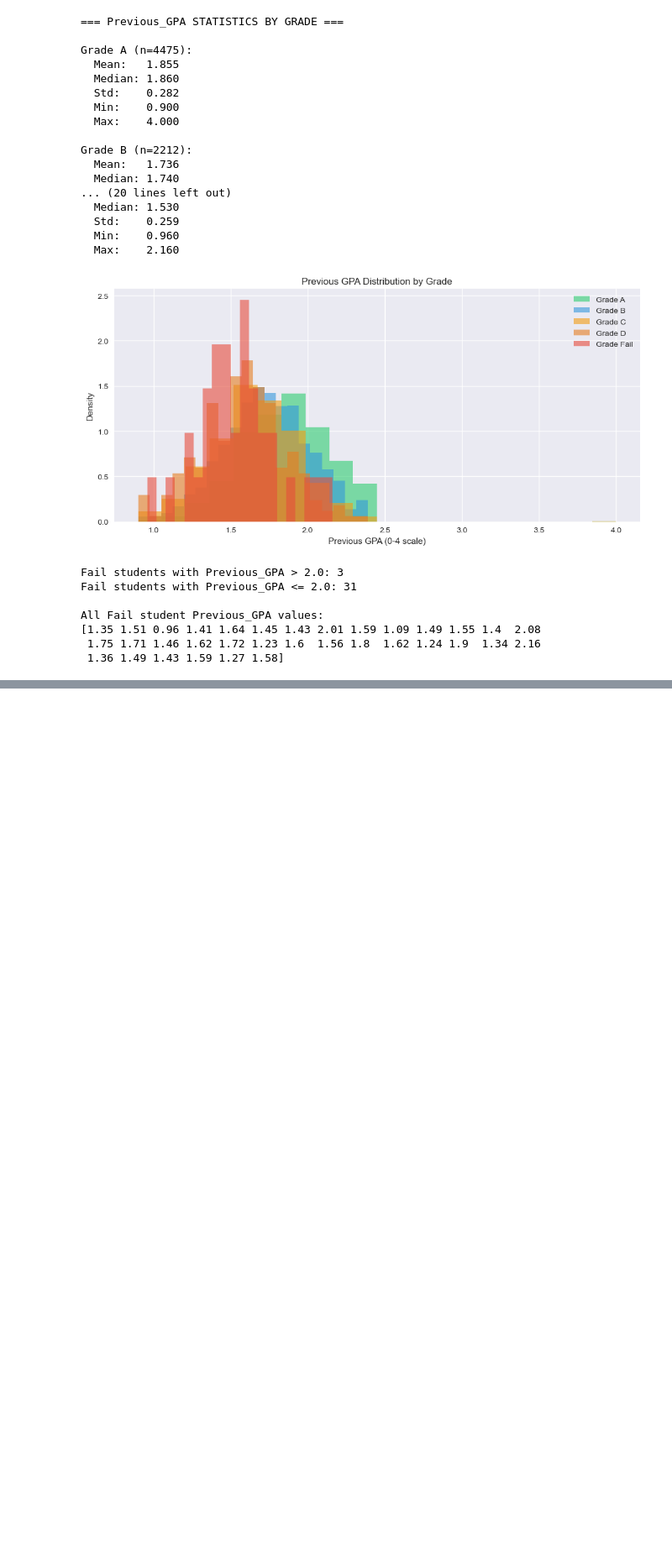
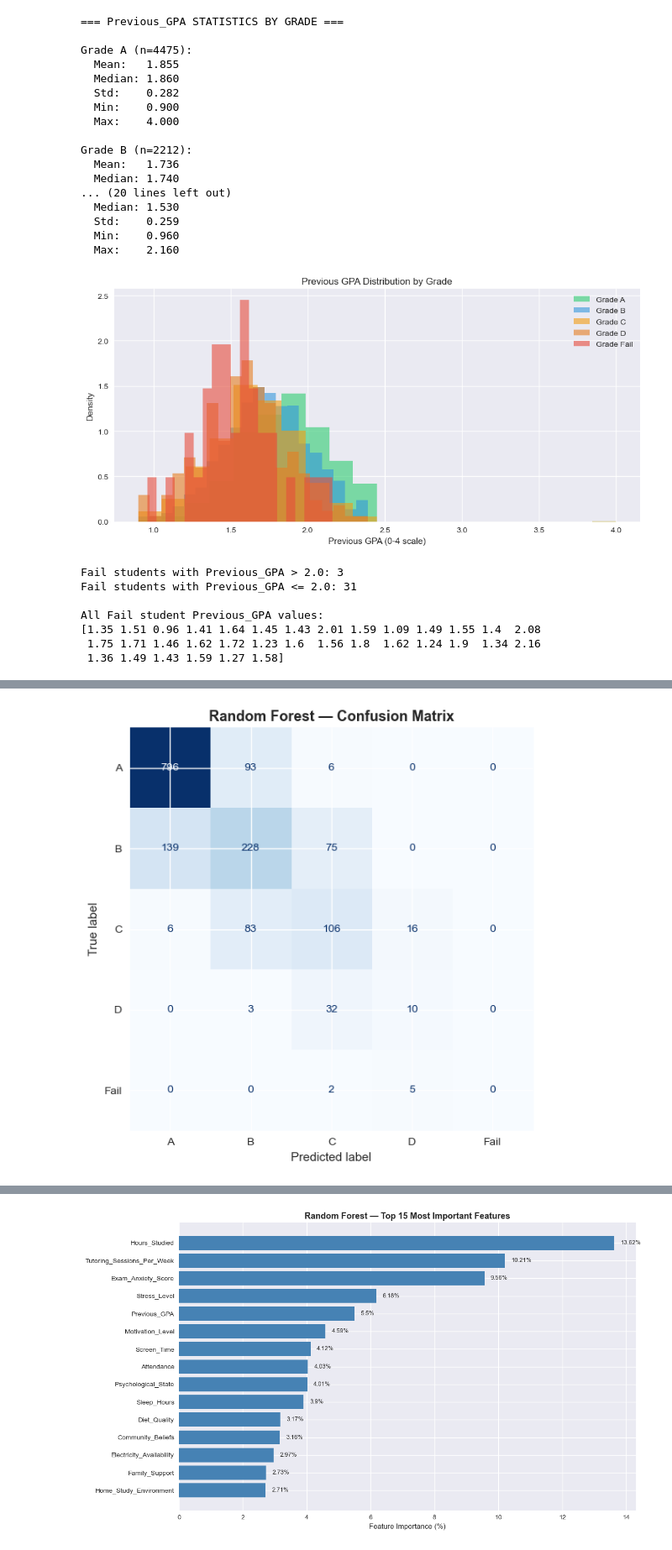
Before and after one commit to AVEZEKIELHOSANA/student_performance, a Jupyter notebook: notebooks/analysis.ipynb, the cells around one changed output, grey strips where cells are left out. Shown at 84% size. Drawn from its saved outputs; the diff is of its cells as text; code cells hidden in the pictures; blank space fills up the shorter version.

```diff
--- a/notebooks/analysis.ipynb
+++ b/notebooks/analysis.ipynb
@@ -1248,0 +1395,73 @@ All Fail student Previous_GPA values:
+# %%
+# ============================================================
+# MODEL 3: RANDOM FOREST
+# ============================================================
+from sklearn.ensemble import RandomForestClassifier
+import time
+
+# Step 1: Define
+rf_model = RandomForestClassifier(
+    n_estimators=100,    # number of trees in the forest
+    criterion='gini',    # measure of impurity for splitting
+    random_state=42,
+    n_jobs=-1            # use all CPU cores to speed up training
+)
+
+# Step 2: Train
+print("Training Random Forest (100 trees)...")
+print("This may take 1-3 minutes on your laptop...")
+start = time.time()
+rf_model.fit(X_train_balanced, y_train_balanced)
+duration = round(time.time() - start, 2)
+print(f"✅ Training complete in {duration} seconds!")
+
+# Step 3: Predict
+y_pred_rf = rf_model.predict(X_test_scaled)
+print(f"✅ Predictions made on {len(y_pred_rf)} test students")
+
+# Step 4: Evaluate
+accuracy_rf = accuracy_score(y_test, y_pred_rf)
+
+print(f"\n=== RANDOM FOREST RESULTS ===")
+print(f"Accuracy: {round(accuracy_rf * 100, 2)}%")
+print(f"\nClassification Report:")
+print(classification_report(y_test, y_pred_rf, target_names=grade_classes))
+
+# Step 5: Confusion Matrix
+cm_rf = confusion_matrix(y_test, y_pred_rf)
+disp = ConfusionMatrixDisplay(confusion_matrix=cm_rf, display_labels=grade_classes)
+fig, ax = plt.subplots(figsize=(8, 6))
+disp.plot(ax=ax, colorbar=False, cmap='Blues')
+ax.set_title('Random Forest — Confusion Matrix', fontweight='bold', fontsize=13)
+plt.tight_layout()
+plt.savefig('../notebooks/11_rf_confusion_matrix.png', dpi=150, bbox_inches='tight')
+plt.show()
+
+# Step 6: Feature Importance (unique to Random Forest)
+print("\n=== FEATURE IMPORTANCE (Top 15) ===")
+feature_names = X_test_scaled.columns.tolist()
+importances = rf_model.feature_importances_
+indices = np.argsort(importances)[::-1]
+
+print(f"{'Rank':<6} {'Feature':<35} {'Importance':>12}")
+print("-" * 55)
+for rank, idx in enumerate(indices[:15], 1):
+    print(f"{rank:<6} {feature_names[idx]:<35} {round(importances[idx]*100, 2):>10}%")
+
+# Feature importance chart
+plt.figure(figsize=(12, 7))
+top15_names = [feature_names[i] for i in indices[:15]]
+top15_values = [importances[i] * 100 for i in indices[:15]]
+
+bars = plt.barh(range(15), top15_values[::-1], color='steelblue')
+plt.yticks(range(15), top15_names[::-1])
+plt.xlabel('Feature Importance (%)')
+plt.title('Random Forest — Top 15 Most Important Features',
+          fontweight='bold', fontsize=13)
+for bar, val in zip(bars, top15_values[::-1]):
+    plt.text(bar.get_width() + 0.2, bar.get_y() + bar.get_height()/2,
+             f'{round(val, 2)}%', va='center', fontsize=9)
+plt.tight_layout()
+plt.savefig('../notebooks/12_feature_importance.png', dpi=150, bbox_inches='tight')
+plt.show()
+# %% [output]
@@ -1248,0 +1488 @@ All Fail student Previous_GPA values:
+[figure, added]
@@ -1248,0 +1507 @@ All Fail student Previous_GPA values:
+[figure, added]
```
Also changed, not shown: parts of 9 cells of this notebook, 12 other files.
